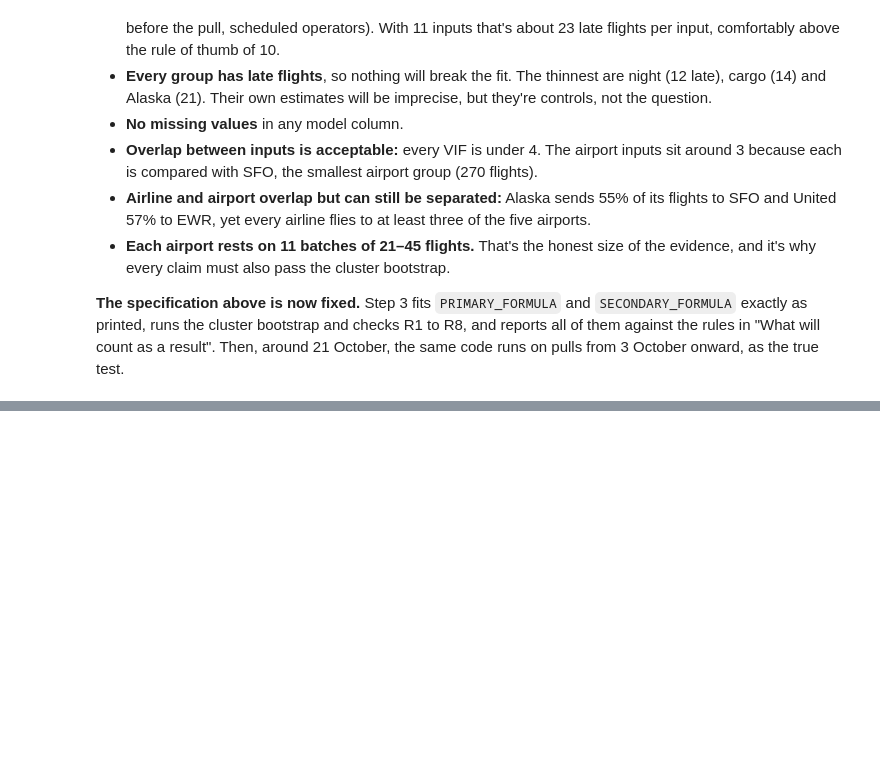
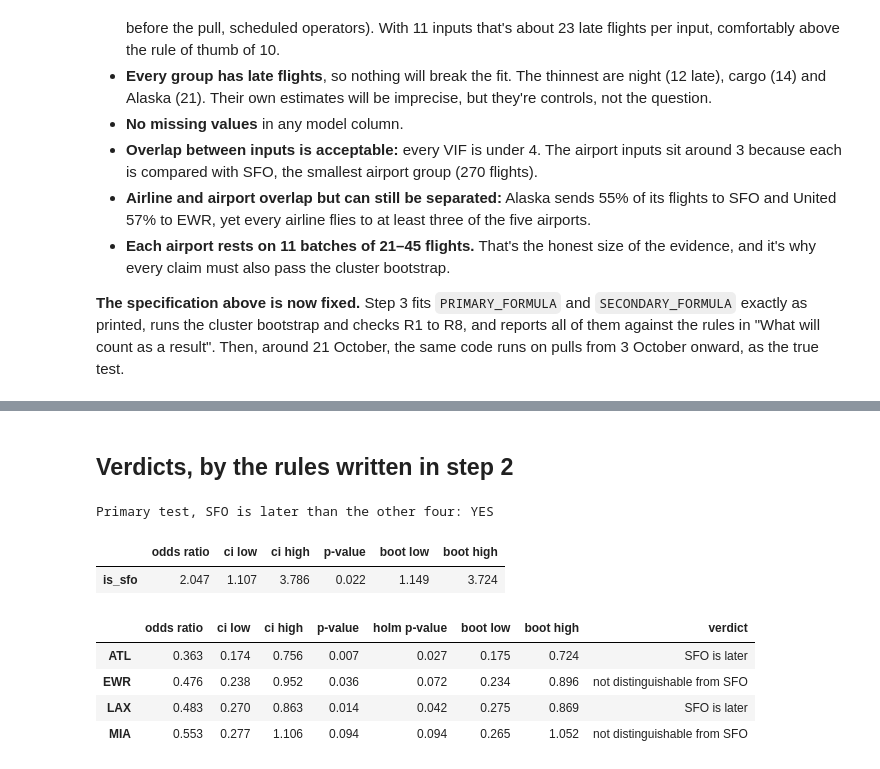
Before and after one commit to Riostega/flight-delay-pipeline, a Jupyter notebook: analysis/02_regression.ipynb, the cells around one changed output, grey strips where cells are left out. Cells and saved outputs as stored; diff of their text form; code cells hidden in the pictures; blank space fills up the shorter version.

```diff
--- a/analysis/02_regression.ipynb
+++ b/analysis/02_regression.ipynb
@@ -319,0 +360,4 @@ from 3 October onward, as the true test.
+# %%
+primary = fit_logit(PRIMARY_FORMULA, sample)
+primary_result = odds_ratios(primary, ["is_sfo"])
+primary_result
@@ -319,0 +380,5 @@ from 3 October onward, as the true test.
+# %%
+secondary = fit_logit(SECONDARY_FORMULA, sample)
+pairwise = odds_ratios(secondary, list(AIRPORT_TERMS)).rename(index=AIRPORT_TERMS)
+pairwise["holm p-value"] = multipletests(pairwise["p-value"], method="holm")[1]
+pairwise
@@ -319,0 +448,38 @@ from 3 October onward, as the true test.
+# %%
+def bootstrap_interval(draws):
+    """The middle 95% of the bootstrap odds ratios."""
+    odds = np.exp(pd.DataFrame(draws))
+    return odds.quantile([0.025, 0.975]).T.set_axis(["boot low", "boot high"], axis=1)
+
+
+primary_summary = primary_result.join(bootstrap_interval(primary_draws))
+pairwise_summary = pairwise.join(bootstrap_interval(pairwise_draws).rename(index=AIRPORT_TERMS))
+# %% [markdown]
+## Verdicts, by the rules written in step 2
+# %%
+row = primary_summary.loc["is_sfo"]
+primary_holds = bool(row["odds ratio"] > 1 and row["ci low"] > 1 and row["boot low"] > 1)
+print("Primary test, SFO is later than the other four:", "YES" if primary_holds else "NO")
+primary_summary
+# %% [output]
+Primary test, SFO is later than the other four: YES
+|  | odds ratio | ci low | ci high | p-value | boot low | boot high |
+| is_sfo | 2.047 | 1.107 | 3.786 | 0.022 | 1.149 | 3.724 |
+# %%
+def pairwise_verdict(row):
+    """Apply the step 2 rule to one airport-vs-SFO comparison."""
+    if row["odds ratio"] < 1 and row["holm p-value"] < 0.05 and row["boot high"] < 1:
+        return "SFO is later"
+    if row["odds ratio"] > 1 and row["holm p-value"] < 0.05 and row["boot low"] > 1:
+        return "this airport is later than SFO"
+    return "not distinguishable from SFO"
+
+
+pairwise_summary["verdict"] = pairwise_summary.apply(pairwise_verdict, axis=1)
+pairwise_summary
+# %% [output]
+|  | odds ratio | ci low | ci high | p-value | holm p-value | boot low | boot high | verdict |
+| ATL | 0.363 | 0.174 | 0.756 | 0.007 | 0.027 | 0.175 | 0.724 | SFO is later |
+| EWR | 0.476 | 0.238 | 0.952 | 0.036 | 0.072 | 0.234 | 0.896 | not distinguishable from SFO |
+| LAX | 0.483 | 0.270 | 0.863 | 0.014 | 0.042 | 0.275 | 0.869 | SFO is later |
+| MIA | 0.553 | 0.277 | 1.106 | 0.094 | 0.094 | 0.265 | 1.052 | not distinguishable from SFO |
```
Also changed, not shown: parts of 29 cells of this notebook, 2 other files.
